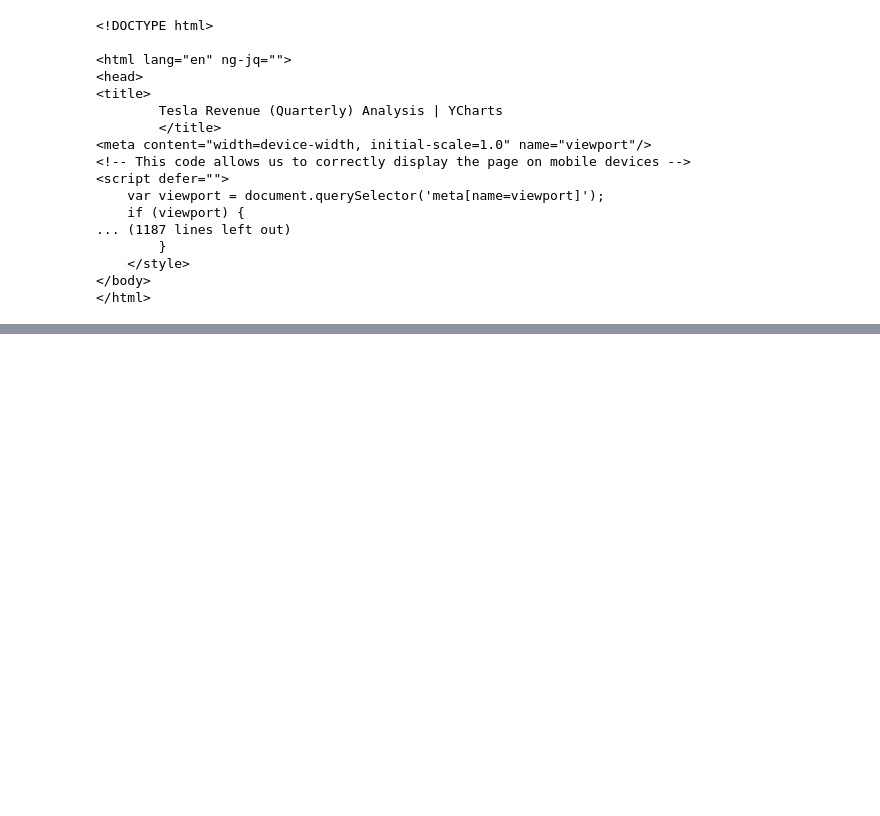
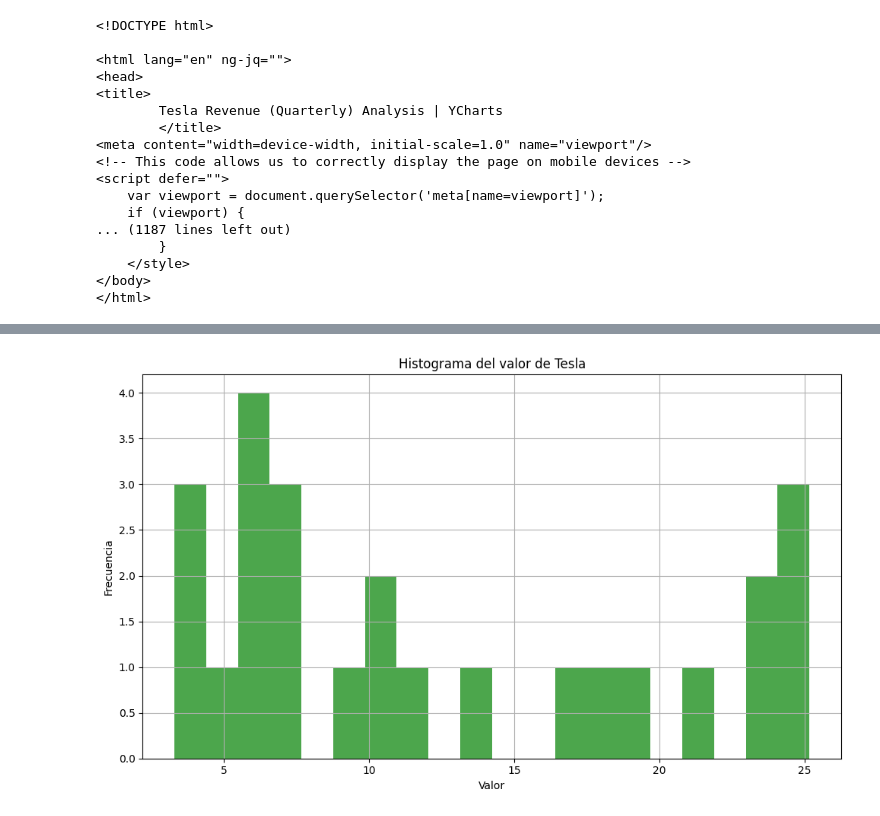
Before and after one commit to grigorow1974/web-scraping-project-tutorial, a Jupyter notebook: src/explore.ipynb, the cells around one changed output, grey strips where cells are left out. Cells and saved outputs as stored; diff of their text form; code cells hidden in the pictures; blank space fills up the shorter version.

```diff
--- a/src/explore.ipynb
+++ b/src/explore.ipynb
@@ -119,0 +156,11 @@ NameError: name 'pd' is not defined
+# %%
+plt.figure(figsize=(10, 6))
+plt.hist(tesla_df['Value'], bins=20, color='g', alpha=0.7)
+plt.title('Histograma del valor de Tesla')
+plt.xlabel('Valor')
+plt.ylabel('Frecuencia')
+plt.grid(True)
+plt.tight_layout()
+plt.show()
+# %% [output]
+[figure, added]
```
Also changed, not shown: parts of 8 cells of this notebook, 1 other file.
